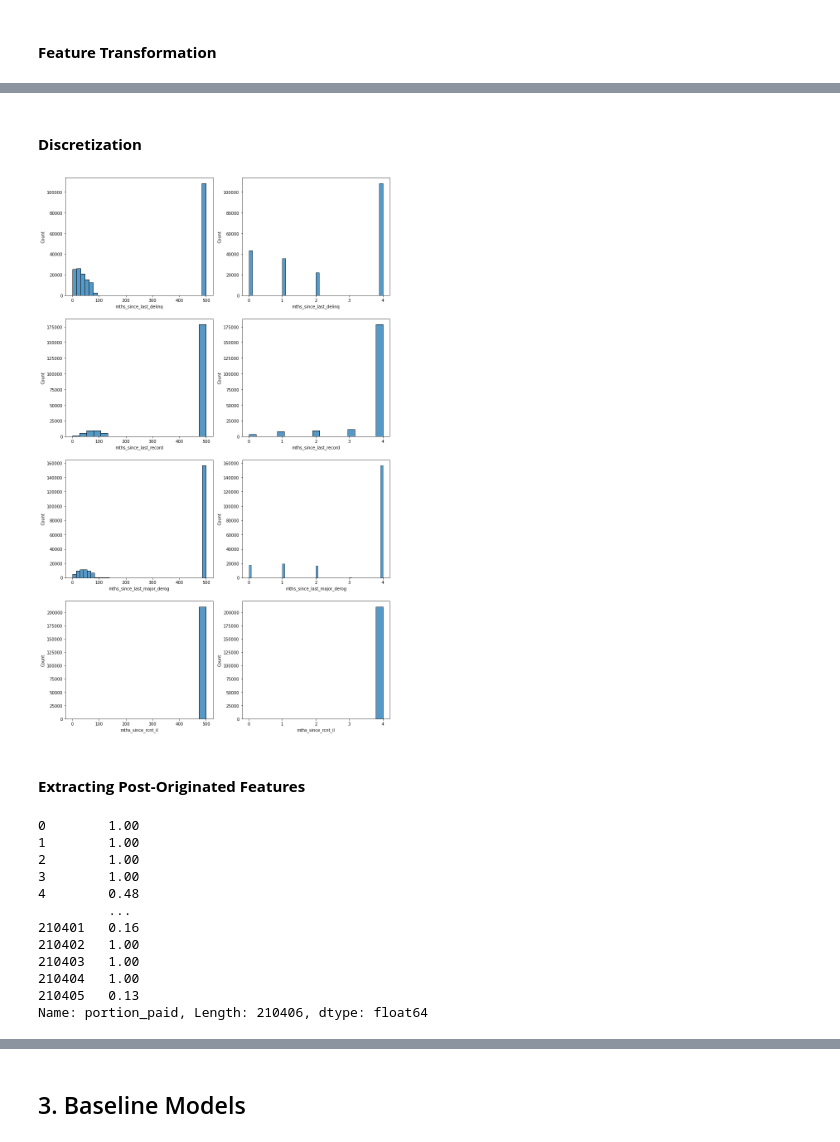
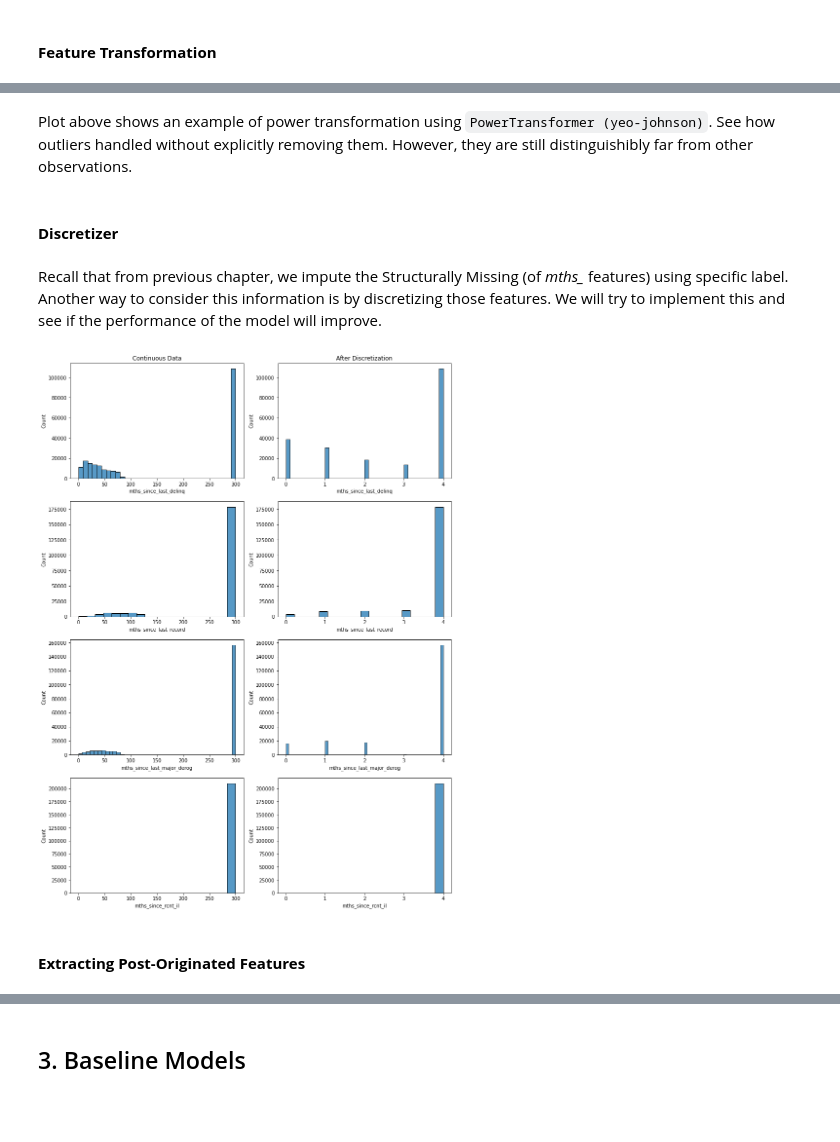
Before and after one commit to nbarizki/creditdefaultml, a Jupyter notebook: 3_Model_development.ipynb, the cells around one changed output, grey strips where cells are left out. Saved outputs shown, nothing was run; the diff lists cells and outputs as text; code cells hidden in the pictures; blank space fills up the shorter version.

```diff
--- a/3_Model_development.ipynb
+++ b/3_Model_development.ipynb
@@ -165,11 +165,11 @@ from xgboost import XGBClassifier
 from sklearn.metrics import roc_auc_score, make_scorer
 
 #classifier
-log_clf  =  LogisticRegression(max_iter=2000) # linear
+log_clf  =  LogisticRegression(max_iter=3000) # linear
 rf_clf  = RandomForestClassifier()
 xgb_clf = XGBClassifier(
     max_depth=4, alpha=10, learning_rate=0.5, n_estimators=100,
-    use_label_encoder=False, eval_metric='auc'
+    eval_metric='auc'
     )
 # initialize an empty list to store the scores
 # models = [log_clf, rf_clf, xgb_clf]
@@ -203,7 +203,8 @@ from sklearn.model_selection import LearningCurveDisplay
 import matplotlib.pyplot as plt
 
 fig, ax = plt.subplots(1, 2, figsize=(14, 6))
-models = [log_clf, rf_clf, xgb_clf]
+# models = [log_clf, rf_clf, xgb_clf]
+models = [log_clf]
 for model in models:
     model.fit(X_train_transfd, y_train)
     RocCurveDisplay.from_estimator(
@@ -215,7 +216,6 @@ for model in models:
         model, X_train_transfd, y_train,
         ax=ax[1], scoring=make_scorer(roc_auc_score, needs_proba=True),
         cv=StratifiedShuffleSplit(n_splits=5),
-        label=model.__class__.__name__, score_name='Score (AUC)'
         )
 ax[0].set_title('ROC Curve')
 ax[1].set_title('Learning Curve')
@@ -248,23 +248,35 @@ from sklearn.metrics import roc_auc_score, make_scorer
 #### **Feature Transformation**
 # %%
 from sklearn.preprocessing import PowerTransformer
-from sklearn.compose import ColumnTransformer
 import seaborn as sns
-from scipy.stats import boxcox
+from mpl_toolkits.axes_grid1 import make_axes_locatable
 
 labels = pd.DataFrame(y_train, columns=['loan_category'])
-transformer_scaler = PowerTransformer()
+transformer_scaler = PowerTransformer().set_output(transform='pandas')
 train_set_ = X_train[['annual_inc', 'dti']]
 train_set_transfd = transformer_scaler.fit_transform(train_set_)
 # merge with label
 train_set_ = pd.merge(
     train_set_, labels, left_index=True, right_index=True
     )
-train_set_transfd = pd.DataFrame(train_set_transfd, columns=['annual_inc', 'dti'])
-train_set_tranfd = pd.merge(
+train_set_transfd = pd.merge(
     train_set_transfd, labels, left_index=True, right_index=True
     )
 # plot
+fig, ax = plt.subplots(1, 2, figsize=(14, 6))
+divider = []
+ax_histx = []
+ax_histy = []
 for idx, dataset in enumerate([train_set_, train_set_transfd]):
-    sns.scatterplot(
-        data=dataset, x='annual_inc', y='dti', hue='loan_category')
+    divider.append(make_axes_locatable(ax[idx]))
+    ax_histx.append(divider[idx].append_axes('top', 1.2, pad=0.1, sharex=ax[idx]))
+    ax_histx[idx].xaxis.set_tick_params(labelbottom=False)
+    sns.histplot(data=dataset, x='annual_inc', ax=ax_histx[idx], hue='loan_category', bins=50, legend=False)
+    ax_histx[idx].spines[['right', 'top']].set_visible(False)
+    ax_histy.append(divider[idx].append_axes('right', 1.2, pad=0.1, sharey=ax[idx]))
+    ax_histy[idx].yaxis.set_tick_params(labelleft=False)
+    sns.histplot(data=dataset, y='dti', ax=ax_histy[idx], hue='loan_category', bins=50, legend=False)
+    ax_histy[idx].spines[['right', 'top']].set_visible(False)
+    sns.scatterplot(data=dataset, x='annual_inc', y='dti', hue='loan_category', ax=ax[idx], alpha=0.7)
+fig.suptitle('Power Tranformation of `annual_inc` and `dti`')
+fig.show()
@@ -286,57 +285,29 @@ transformer_scaler.transform(X_train[['dti']])
+# %% [markdown]
+Plot above shows an example of power transformation using `PowerTransformer (yeo-johnson)`. See how outliers handled without explicitly removing them. However, they are still distinguishibly far from other observations.
 # %% [markdown]
-#### **Discretization**
+#### **Discretizer**
+# %% [markdown]
+Recall that from previous chapter, we impute the Structurally Missing (of *mths_* features) using specific label. Another way to consider this information is by discretizing those features. We will try to implement this and see if the performance of the model will improve.
 # %%
 from sklearn.preprocessing import KBinsDiscretizer
 # plot
 import seaborn as sns
 import matplotlib.pyplot as plt
 
 columns = pd.Series(X_train.columns)
 mths_column = list(columns[columns.str.contains('^mths_*', regex=True)])
-# discretizer = KBinsDiscretizer(encode='ordinal', strategy='kmeans').set_output(transform='pandas') # sklearn 1.2
-discretizer = KBinsDiscretizer(encode='ordinal', strategy='kmeans')
+discretizer = KBinsDiscretizer(encode='ordinal', strategy='kmeans').set_output(transform='pandas')
 X_train_mths = X_train[mths_column]
 X_train_mths_disc = discretizer.fit_transform(X_train_mths)
-X_train_mths_disc = pd.DataFrame(X_train_mths_disc, columns=mths_column)
 # plot
 fig, ax = plt.subplots(len(mths_column), 2, figsize=(14, len(mths_column) * 5))
 for idx, column in enumerate(mths_column):
     sns.histplot(data=X_train_mths, x=column, ax=ax[idx][0])
     sns.histplot(data=X_train_mths_disc, x=column, ax=ax[idx][1])
-    ax[idx][0].set_title('Continuous Data')
-    ax[idx][1].set_title('After Discretization')
+    ax[0][0].set_title('Continuous Data')
+    ax[0][1].set_title('After Discretization')
     ax[idx][1].set_xticks([0, 1, 2, 3, 4])
-    plt.suptitle('Discretizing Features')
 # %% [output]
-[figure, old version]
+[figure, new version]
 # %% [markdown]
 #### **Extracting Post-Originated Features**
-# %%
-dataset_preprocess = Pipeline([
-    ('preprocess', LoanDataPreprocess()),
-    ('extract_label_predictor', LoanDataLabelPredictor(exclude=['term', 'earliest_cr_line', 'grade'],
-                                                       include=['total_rec_prncp'])),
-    ('missing_handler', LoanDataMissingHandler())
-    ])
-
-X_train, y_train = dataset_preprocess.fit_transform(train_set)
-
-X_train = X_train\
-    .assign(
-        portion_paid=lambda x: x.total_rec_prncp / x.loan_amnt
-        )
-
-X_train.portion_paid
-# %% [output]
-0        1.00
-1        1.00
-2        1.00
-3        1.00
-4        0.48
-         ...
-210401   0.16
-210402   1.00
-210403   1.00
-210404   1.00
-210405   0.13
-Name: portion_paid, Length: 210406, dtype: float64
```
Also changed, not shown: parts of 18 cells of this notebook, 1 other file.
